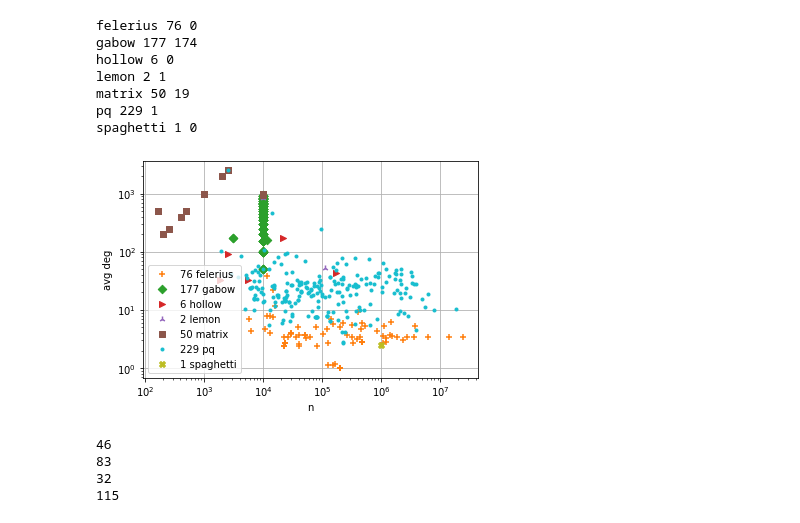
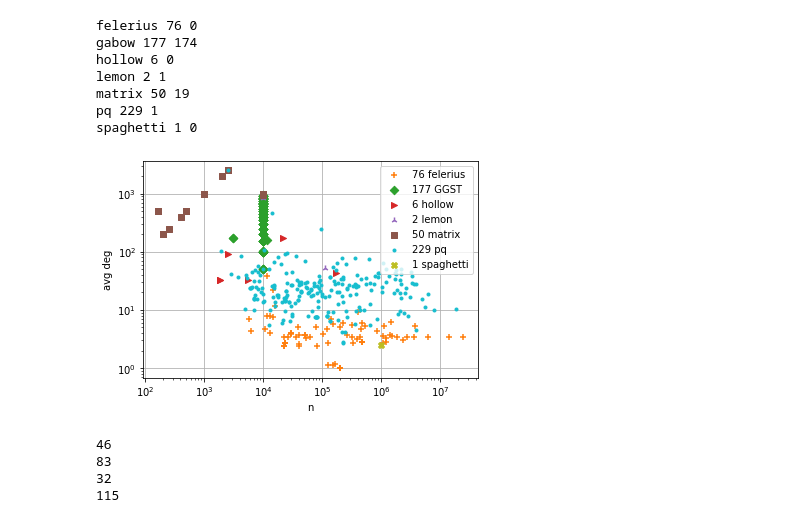
Before and after one commit to chistopher/arbok, a Jupyter notebook: data/plots.ipynb, the cells around one changed output. Drawn from its saved outputs; the diff is of its cells as text; code cells hidden in the pictures.

Commit message:
update gabow label in plots

```diff
--- a/data/plots.ipynb
+++ b/data/plots.ipynb
@@ -69,29 +73,29 @@ timeouts w/o matrix
 # %%
 # w/o ties (all not timeout and untied best)
 relevant = data[data.n!=-1].groupby('file').filter(lambda grp: (grp.total==grp.total.min()).sum()==1)
 fastest = relevant.loc[relevant.groupby('file').total.idxmin()]
 
 fastest['avg deg'] = fastest.m / fastest.n
 for algo, grp in fastest.reset_index(level=1).groupby('algo'):
     print(algo, len(grp), len(grp[grp.source=='girgs']))
-    plt.gca().scatter(grp['n'], grp['avg deg'], label=f'{len(grp)} {algo}', color=colors[algo], marker=marker[algo])
+    plt.gca().scatter(grp['n'], grp['avg deg'], label=f'{len(grp)} {labels[algo]}', color=colors[algo], marker=marker[algo])
 
 plt.loglog()
-plt.legend()
+plt.legend(loc='upper right')
 plt.grid()
 plt.gca().set_axisbelow(True)
 plt.xlabel('n')
 plt.ylabel('avg deg')
 plt.savefig('temp_plots/fastest.pdf', bbox_inches='tight')
 # %% [output]
 felerius 76 0
 gabow 177 174
 hollow 6 0
 lemon 2 1
 matrix 50 19
 pq 229 1
 spaghetti 1 0
-[figure, old version]
+[figure, new version]
 # %%
 relevant = data[data.n!=-1].groupby('file').filter(
     lambda grp: (grp.total==grp.total.min()).sum()==11 and grp.total.min()==0)
```
Also changed, not shown: parts of 4 cells of this notebook.
